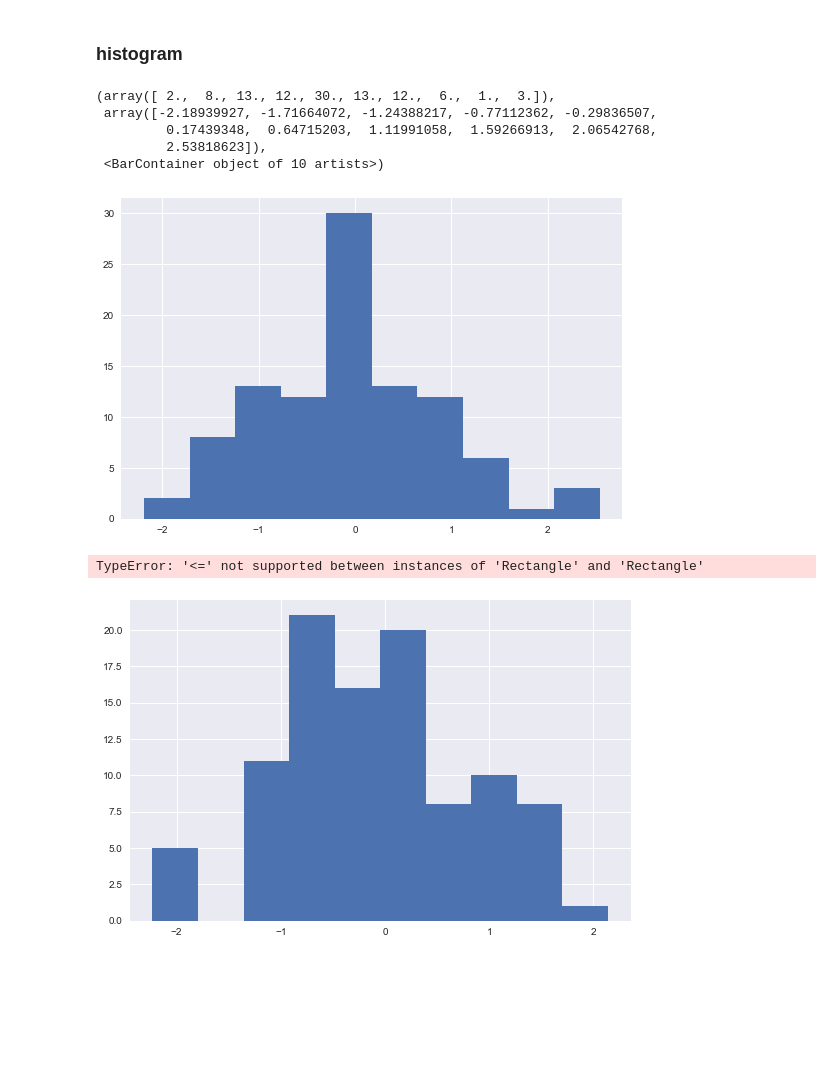
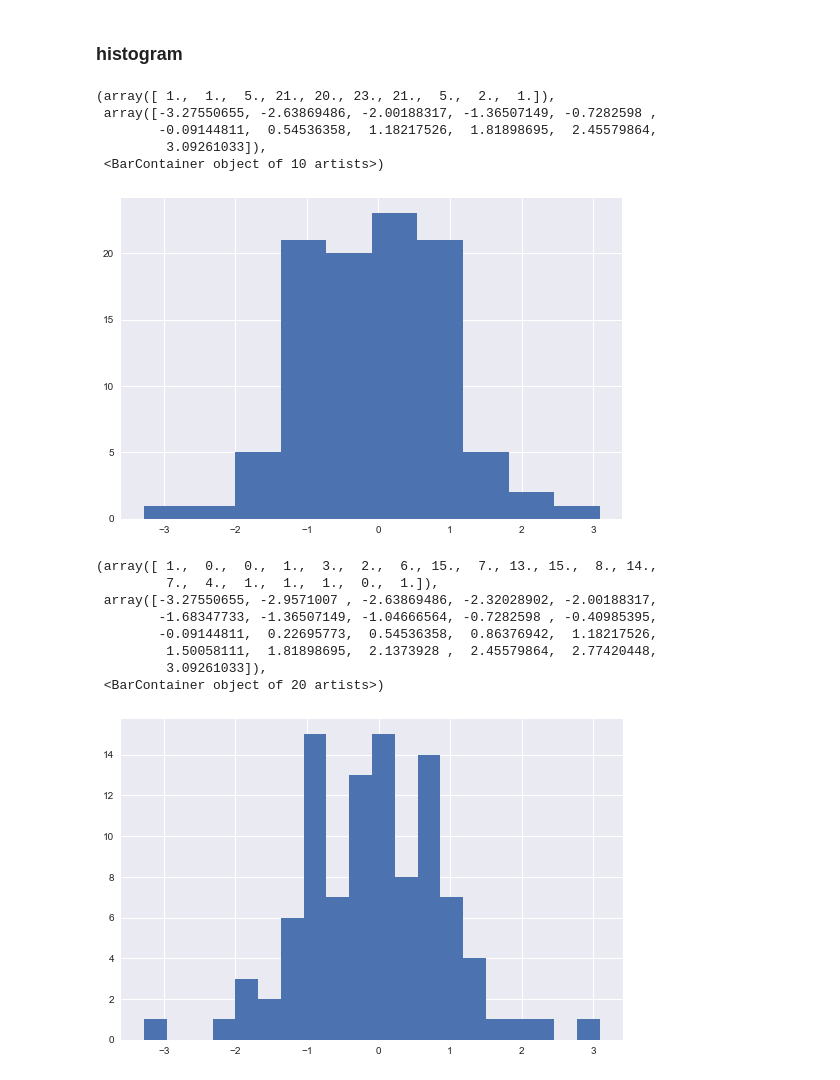
Before and after one commit to ohMinyoung22/Learning_Pandas, a Jupyter notebook: scripts/matplotlib_plot.ipynb, the cells around one changed output. Saved outputs shown, nothing was run; the diff lists cells and outputs as text; code cells hidden in the pictures; blank space fills up the shorter version.

```diff
--- a/scripts/matplotlib_plot.ipynb
+++ b/scripts/matplotlib_plot.ipynb
@@ -169,16 +170,24 @@ Text(0, 0.5, 'Number of Seedlings')
 # %% [markdown]
 ### histogram
 # %%
- plt.hist(np.random.randn(100))
+num_n = np.random.randn(100)
+plt.hist(num_n)
 # %% [output]
-(array([ 2.,  8., 13., 12., 30., 13., 12.,  6.,  1.,  3.]),
- array([-2.18939927, -1.71664072, -1.24388217, -0.77112362, -0.29836507,
-         0.17439348,  0.64715203,  1.11991058,  1.59266913,  2.06542768,
-         2.53818623]),
+(array([ 1.,  1.,  5., 21., 20., 23., 21.,  5.,  2.,  1.]),
+ array([-3.27550655, -2.63869486, -2.00188317, -1.36507149, -0.7282598 ,
+        -0.09144811,  0.54536358,  1.18217526,  1.81898695,  2.45579864,
+         3.09261033]),
  <BarContainer object of 10 artists>)
-[figure, old version]
+[figure, new version]
 # %%
-plt.hist( plt.hist(np.random.randn(100)), bins = 20)
+plt.hist(num_n, bins = 20)
 # %% [output]
-TypeError: '<=' not supported between instances of 'Rectangle' and 'Rectangle'
+(array([ 1.,  0.,  0.,  1.,  3.,  2.,  6., 15.,  7., 13., 15.,  8., 14.,
+         7.,  4.,  1.,  1.,  1.,  0.,  1.]),
+ array([-3.27550655, -2.9571007 , -2.63869486, -2.32028902, -2.00188317,
+        -1.68347733, -1.36507149, -1.04666564, -0.7282598 , -0.40985395,
+        -0.09144811,  0.22695773,  0.54536358,  0.86376942,  1.18217526,
+         1.50058111,  1.81898695,  2.1373928 ,  2.45579864,  2.77420448,
+         3.09261033]),
+ <BarContainer object of 20 artists>)
-[figure, old version]
+[figure, new version]
```
Also changed, not shown: parts of 6 cells of this notebook.
